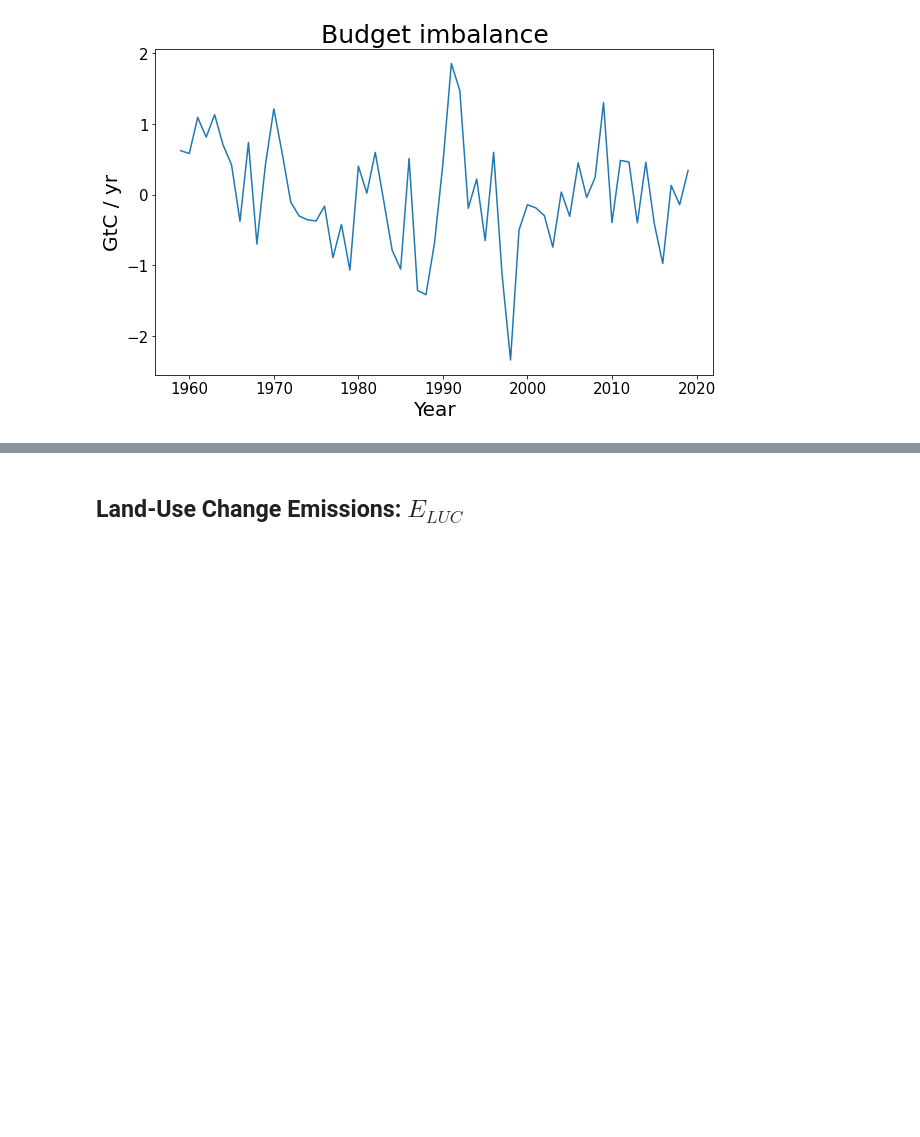
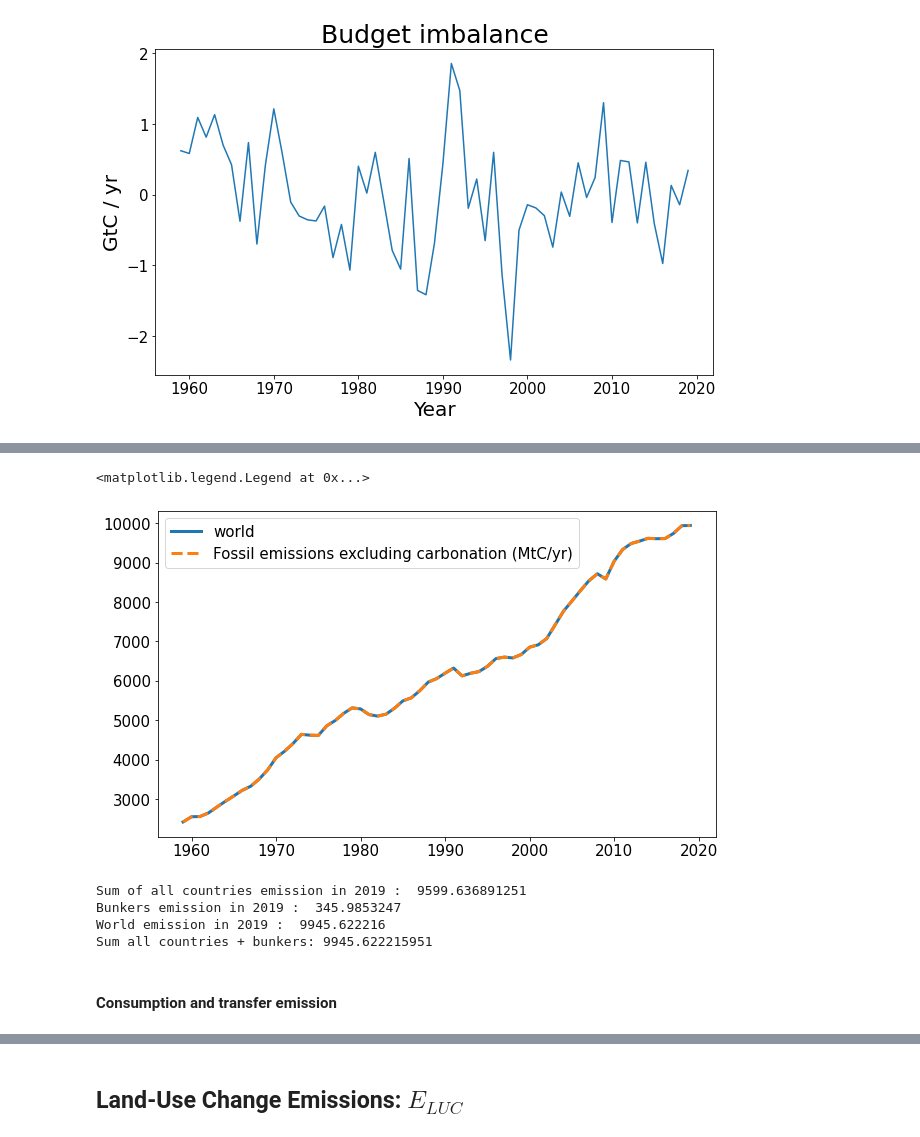
Before and after one commit to OpenGeoScales/ogs-data-exploration, a Jupyter notebook: notebooks/ghg-emissions/gcp/GCP_Exploration.ipynb, the cells around one changed output, grey strips where cells are left out. Drawn from its saved outputs; the diff is of its cells as text; code cells hidden in the pictures; blank space fills up the shorter version.

```diff
--- a/notebooks/ghg-emissions/gcp/GCP_Exploration.ipynb
+++ b/notebooks/ghg-emissions/gcp/GCP_Exploration.ipynb
@@ -134,0 +173,5 @@ df_fe.head(3)
+# %%
+# Import the excel project
+xls_nl = pd.ExcelFile("../../../data/ghg-emissions/gcp/National_Carbon_Emissions_2020v1.0.xlsx")
+print("List of excel sheets in the database: ")
+print(xls_nl.sheet_names)
@@ -134,0 +181,10 @@ df_fe.head(3)
+# %%
+# Read dataframe
+df_te = pd.read_excel(xls_nl, 'Territorial Emissions',header=11)
+# Rename columns to year
+df_te.rename(columns={"Unnamed: 0":"Year"},inplace=True)
+# Drop unwanted columns
+df_te=df_te.iloc[:,:234]
+# Change index to year
+df_te.set_index("Year",inplace=True)
+df_te.tail(3)
@@ -134,0 +198,22 @@ df_fe.head(3)
+# %%
+# Test plot
+plt.figure(figsize=(10,6))
+plt.plot(df_te["World"],lw=3,label="world")
+plt.plot(df_fe["Fossil emissions excluding carbonation (MtC/yr)"],ls="--",lw=3,label="Fossil emissions excluding carbonation (MtC/yr)")
+plt.legend(fontsize=15)
+# %% [output]
+<matplotlib.legend.Legend at 0x...>
+[figure, added]
+# %%
+# Test for
+print("Sum of all countries emission in 2019 : ",df_te.loc[2019][:217].sum())
+print("Bunkers emission in 2019 : ",df_te.loc[2019]["Bunkers"])
+print("World emission in 2019 : ",df_te.loc[2019]["World"])
+print("Sum all countries + bunkers:",df_te.loc[2019][:217].sum()+df_te.loc[2019]["Bunkers"])
+# %% [output]
+Sum of all countries emission in 2019 :  9599.636891251
+Bunkers emission in 2019 :  345.9853247
+World emission in 2019 :  9945.622216
+Sum all countries + bunkers: 9945.622215951
+# %% [markdown]
+<h4>Consumption and transfer emission</h4>
```
Also changed, not shown: parts of 27 cells of this notebook.
